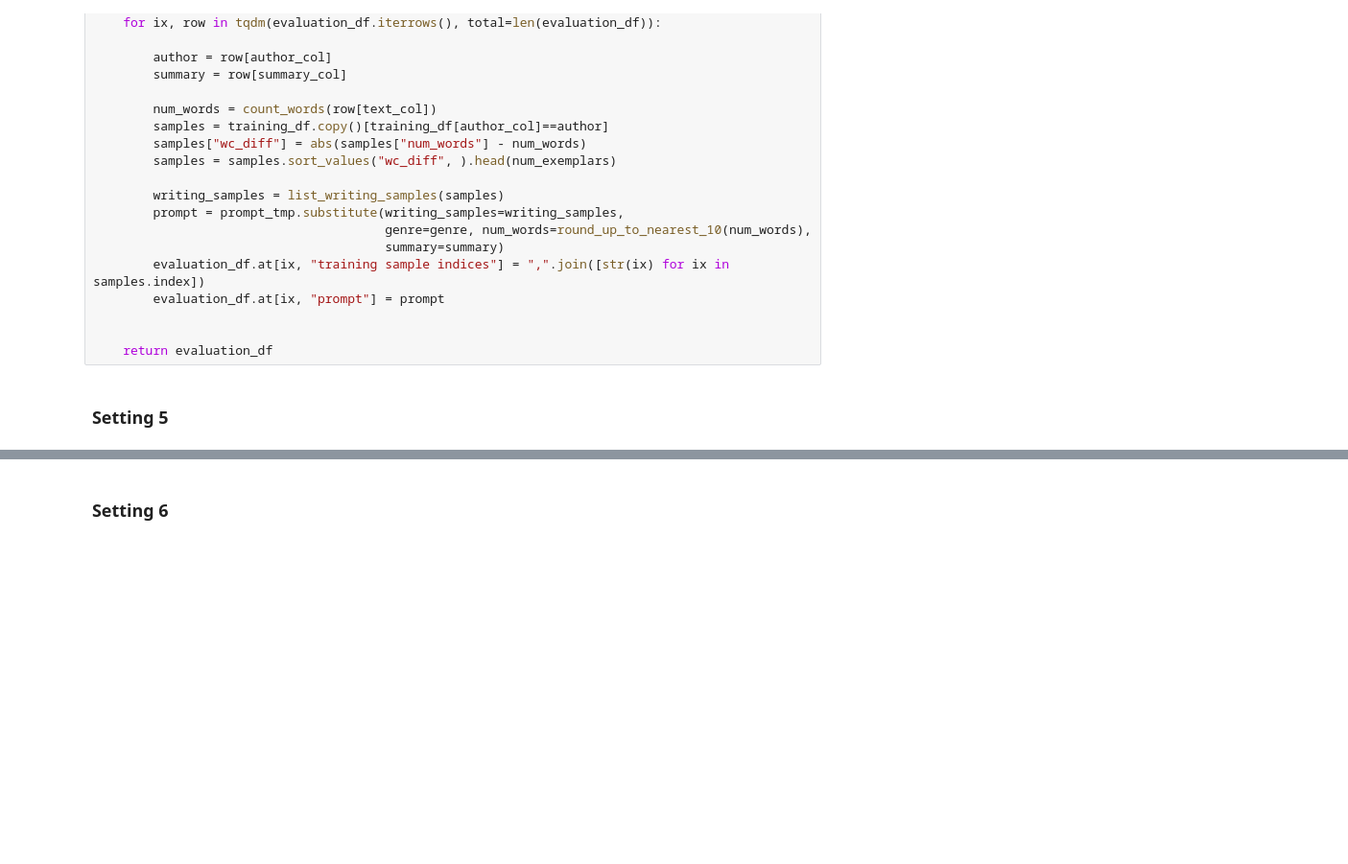
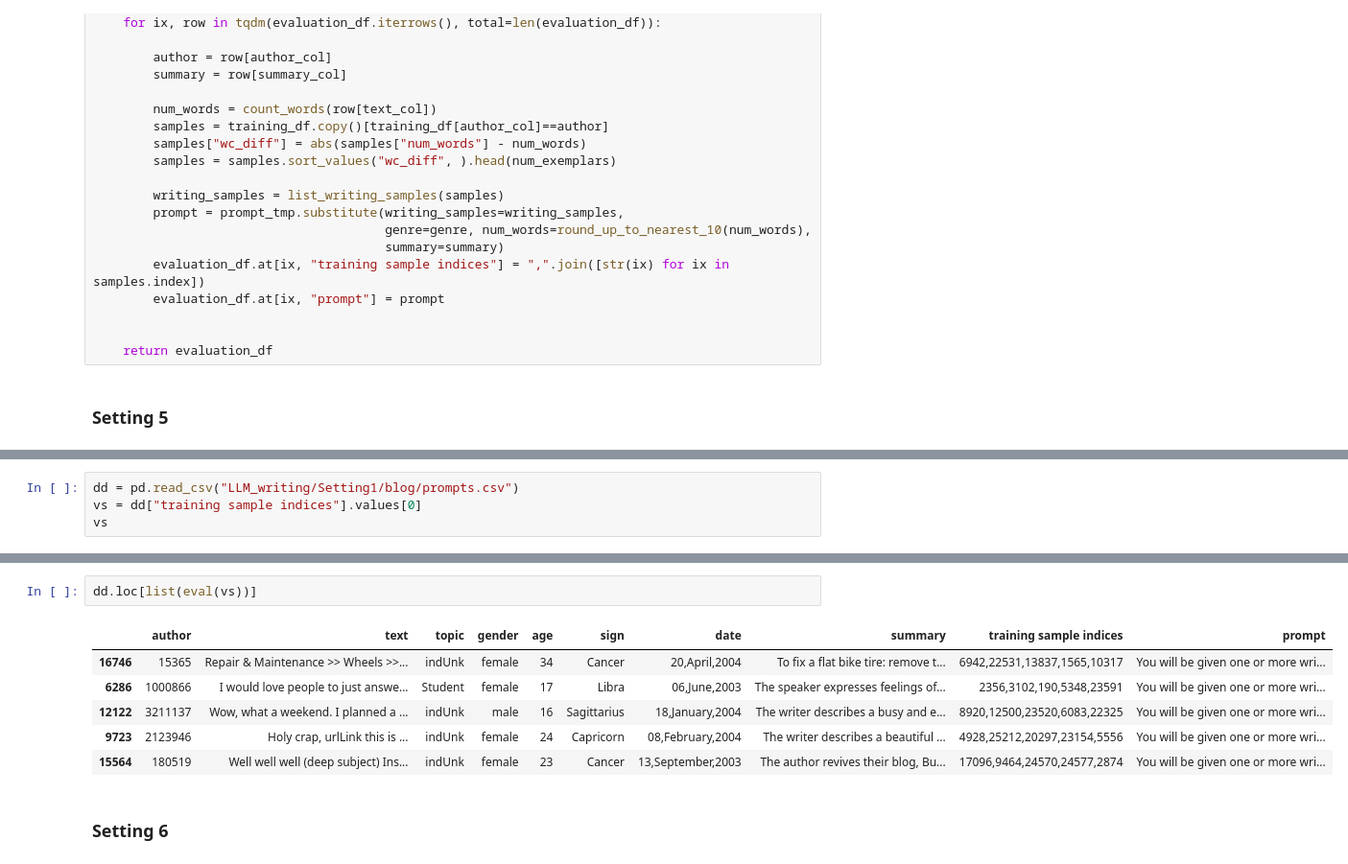
Before and after one commit to jaaack-wang/personalizedWriting, a Jupyter notebook: notebooks/follow_up_LLM_writing_prompts.ipynb, the cells around one changed output, grey strips where cells are left out. Shown at 96% size. Cells and saved outputs as stored; diff of their text form; blank space fills up the shorter version.

Commit message:
Implemneted Setting 5

```diff
--- a/notebooks/follow_up_LLM_writing_prompts.ipynb
+++ b/notebooks/follow_up_LLM_writing_prompts.ipynb
@@ -155,0 +416,4 @@ def create_writing_prompts_setting3(training_df_fp,
+# %%
+dd = pd.read_csv("LLM_writing/Setting1/blog/prompts.csv")
+vs = dd["training sample indices"].values[0]
+vs
@@ -156,3 +425,12 @@ def create_writing_prompts_setting3(training_df_fp,
+# %%
+dd.loc[list(eval(vs))]
+# %% [output]
+|  | author | text | topic | gender | age | sign | date | summary | training sample indices | prompt |
+| 16746 | 15365 | Repair & Maintenance >> Wheels >>... | indUnk | female | 34 | Cancer | 20,April,2004 | To fix a flat bike tire: remove t... | 6942,22531,13837,1565,10317 | You will be given one or more wri... |
+| 6286 | 1000866 | I would love people to just answe... | Student | female | 17 | Libra | 06,June,2003 | The speaker expresses feelings of... | 2356,3102,190,5348,23591 | You will be given one or more wri... |
+| 12122 | 3211137 | Wow, what a weekend. I planned a ... | indUnk | male | 16 | Sagittarius | 18,January,2004 | The writer describes a busy and e... | 8920,12500,23520,6083,22325 | You will be given one or more wri... |
+| 9723 | 2123946 | Holy crap, urlLink this is ... | indUnk | female | 24 | Capricorn | 08,February,2004 | The writer describes a beautiful ... | 4928,25212,20297,23154,5556 | You will be given one or more wri... |
+| 15564 | 180519 | Well well well (deep subject) Ins... | indUnk | female | 23 | Cancer | 13,September,2003 | The author revives their blog, Bu... | 17096,9464,24570,24577,2874 | You will be given one or more wri... |
 # %% [markdown]
 ### Setting 6
 # %%
```
Also changed, not shown: parts of 12 cells of this notebook, 4 other files.
